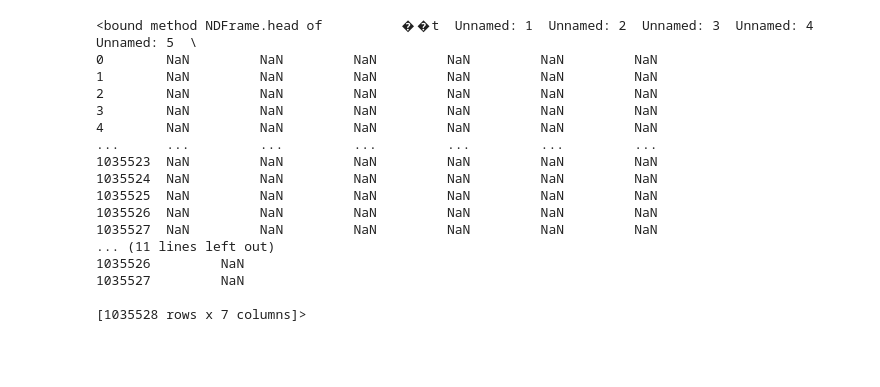
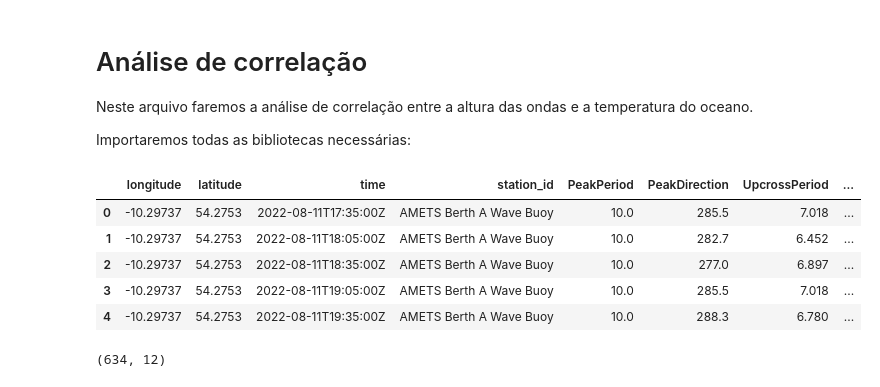
Before and after one commit to Snycms/Dadosfera-Case, a Jupyter notebook: notebooks/case_dadosfera.ipynb, the cells around one changed output. Cells and saved outputs as stored; diff of their text form; code cells hidden in the pictures; blank space fills up the shorter version.

```diff
--- a/notebooks/case_dadosfera.ipynb
+++ b/notebooks/case_dadosfera.ipynb
@@ -1,3 +1,9 @@
+# %% [markdown]
+<h1>Análise de correlação</h1>
+
+Neste arquivo faremos a análise de correlação entre a altura das ondas e a temperatura do oceano.
+
+Importaremos todas as bibliotecas necessárias:
 # %%
 import numpy as np
 import pandas as pd
@@ -7,23 +16,13 @@ import csv
 # %%
-
-df = pd.read_csv('all_tide_data.csv')
-df.rename(columns=df.iloc[0])
-df.head
+df = pd.read_csv('C:\\Users\\sanny\\Documents\\dev\\ps\\dadosfera_case\\notebooks\\all_waves_data.csv',
+                 warn_bad_lines=True,
+                 error_bad_lines=False,
+                 encoding= 'UTF-16')
+df.head()
 # %% [output]
-<bound method NDFrame.head of          ��t  Unnamed: 1  Unnamed: 2  Unnamed: 3  Unnamed: 4  Unnamed: 5  \
-0        NaN         NaN         NaN         NaN         NaN         NaN
-1        NaN         NaN         NaN         NaN         NaN         NaN
-2        NaN         NaN         NaN         NaN         NaN         NaN
-3        NaN         NaN         NaN         NaN         NaN         NaN
-4        NaN         NaN         NaN         NaN         NaN         NaN
-...      ...         ...         ...         ...         ...         ...
-1035523  NaN         NaN         NaN         NaN         NaN         NaN
-1035524  NaN         NaN         NaN         NaN         NaN         NaN
-1035525  NaN         NaN         NaN         NaN         NaN         NaN
-1035526  NaN         NaN         NaN         NaN         NaN         NaN
-1035527  NaN         NaN         NaN         NaN         NaN         NaN
-... (11 lines left out)
-1035526         NaN
-1035527         NaN
-
-[1035528 rows x 7 columns]>
+|  | longitude | latitude | time | station_id | PeakPeriod | PeakDirection | UpcrossPeriod | ... |
+| 0 | -10.29737 | 54.2753 | 2022-08-11T17:35:00Z | AMETS Berth A Wave Buoy | 10.0 | 285.5 | 7.018 | ... |
+| 1 | -10.29737 | 54.2753 | 2022-08-11T18:05:00Z | AMETS Berth A Wave Buoy | 10.0 | 282.7 | 6.452 | ... |
+| 2 | -10.29737 | 54.2753 | 2022-08-11T18:35:00Z | AMETS Berth A Wave Buoy | 10.0 | 277.0 | 6.897 | ... |
+| 3 | -10.29737 | 54.2753 | 2022-08-11T19:05:00Z | AMETS Berth A Wave Buoy | 10.0 | 285.5 | 7.018 | ... |
+| 4 | -10.29737 | 54.2753 | 2022-08-11T19:35:00Z | AMETS Berth A Wave Buoy | 10.0 | 288.3 | 6.780 | ... |
@@ -29,0 +31,4 @@ df.head
+# %%
+df.shape
+# %% [output]
+(634, 12)
```
Also changed, not shown: parts of 18 cells of this notebook, 1 other file.
